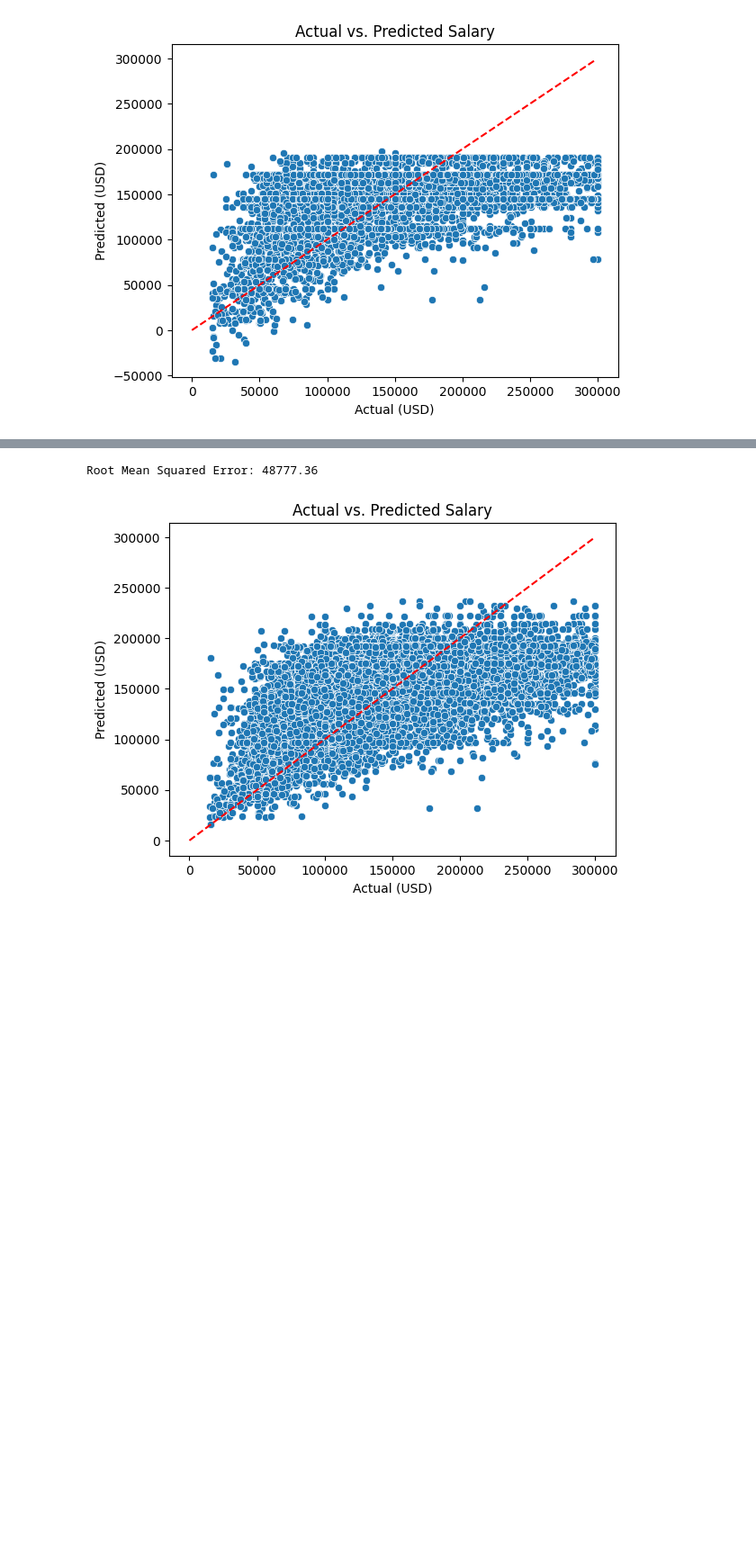
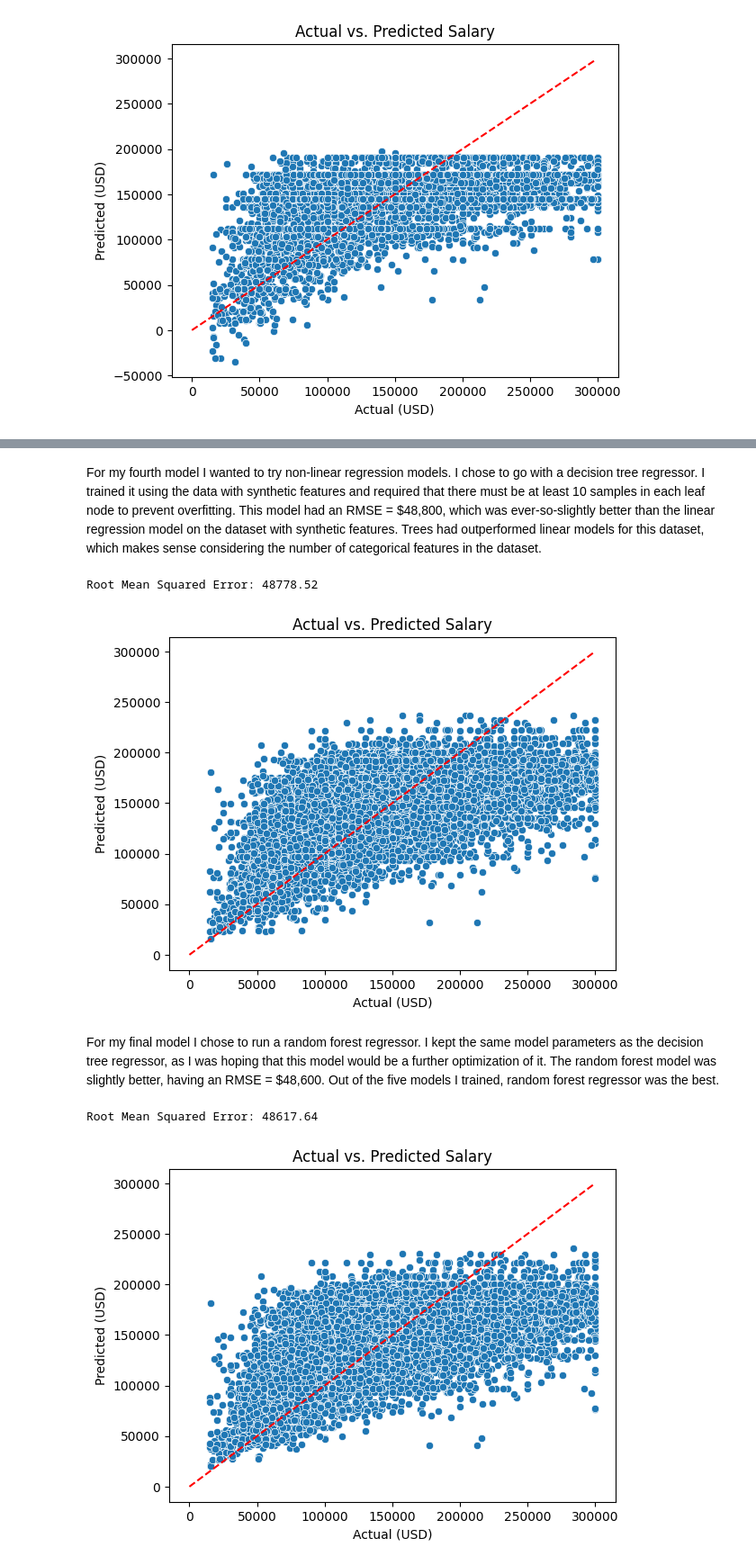
Before and after one commit to hensleyas21/SalariesML, a Jupyter notebook: salaries_model.ipynb, the cells around one changed output, grey strips where cells are left out. Shown at 90% size. Saved outputs shown, nothing was run; the diff lists cells and outputs as text; code cells hidden in the pictures; blank space fills up the shorter version.

```diff
--- a/salaries_model.ipynb
+++ b/salaries_model.ipynb
@@ -55,7 +73,7 @@ df has 234 columns
 job_title_keywords = set()
 
 for job_title in df['job_title']:
-    keyword_list = job_title.strip().lower().split(' ')
+    keyword_list = job_title.strip().lower().replace('&', 'and').split(' ')
 
     for i in range(len(keyword_list) - 1):
         job_title_keywords.add(keyword_list[i])
@@ -63,7 +81,9 @@ for job_title in df['job_title']:
 
     job_title_keywords.add(keyword_list[-1])
 
+a = list(job_title_keywords)
+a.sort()
 
-print(job_title_keywords)
+print(a)
 print(len(job_title_keywords))
 # %% [output]
@@ -72,7 +94,7 @@ print(len(job_title_keywords))
 # %%
 df_synthetic = df.copy()
 
-df_synthetic['job_title_lower'] = df_synthetic['job_title'].str.lower()
+df_synthetic['job_title_lower'] = df_synthetic['job_title'].str.lower().replace('&', 'and')
 
 new_cols = {}
 
@@ -221,4 +279,6 @@ Intercept: 127713.56533311197
 [figure]
+# %% [markdown]
+For my fourth model I wanted to try non-linear regression models. I chose to go with a decision tree regressor. I trained it using the data with synthetic features and required that there must be at least 10 samples in each leaf node to prevent overfitting. This model had an RMSE = $48,800, which was ever-so-slightly better than the linear regression model on the dataset with synthetic features. Trees had outperformed linear models for this dataset, which makes sense considering the number of categorical features in the dataset.
 # %%
 prediction_col = 'salary_in_usd'
 
@@ -244,5 +304,34 @@ plt.xlabel('Actual (USD)')
 plt.ylabel('Predicted (USD)')
 plt.show()
 # %% [output]
-Root Mean Squared Error: 48777.36
+Root Mean Squared Error: 48778.52
-[figure, old version]
+[figure, new version]
+# %% [markdown]
+For my final model I chose to run a random forest regressor. I kept the same model parameters as the decision tree regressor, as I was hoping that this model would be a further optimization of it. The random forest model was slightly better, having an RMSE = $48,600. Out of the five models I trained, random forest regressor was the best.
+# %%
+prediction_col = 'salary_in_usd'
+
+X = df_synthetic.drop(columns=[prediction_col])
+y = df_synthetic[prediction_col]
+
+X_train, X_test, y_train, y_test = train_test_split(X, y, test_size=0.2, random_state=7)
+
+model = RandomForestRegressor(min_samples_leaf=10)
+model.fit(X_train, y_train)
+
+y_pred = model.predict(X_test)
+
+rmse = root_mean_squared_error(y_test, y_pred)
+
+print(f"Root Mean Squared Error: {rmse:.2f}")
+
+plot = sns.scatterplot(x=y_test, y=y_pred)
+vals = range(0,sal_cap,1000)
+plt.plot(vals, vals, color='red', linestyle='--', label='y=x')
+plt.title('Actual vs. Predicted Salary')
+plt.xlabel('Actual (USD)')
+plt.ylabel('Predicted (USD)')
+plt.show()
+# %% [output]
+Root Mean Squared Error: 48617.64
+[figure, added]
```
Also changed, not shown: parts of 19 cells of this notebook, 1 other file.
